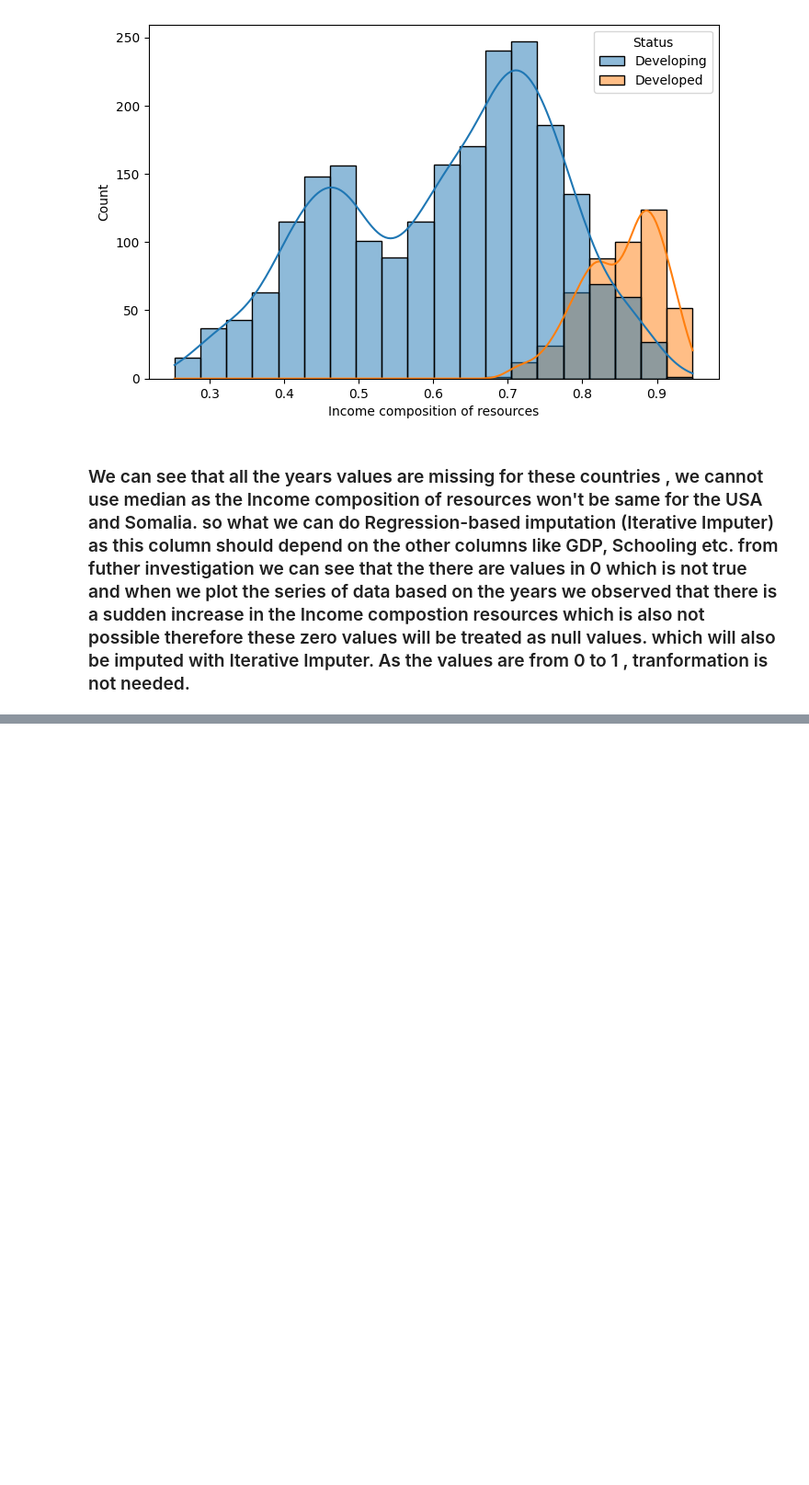
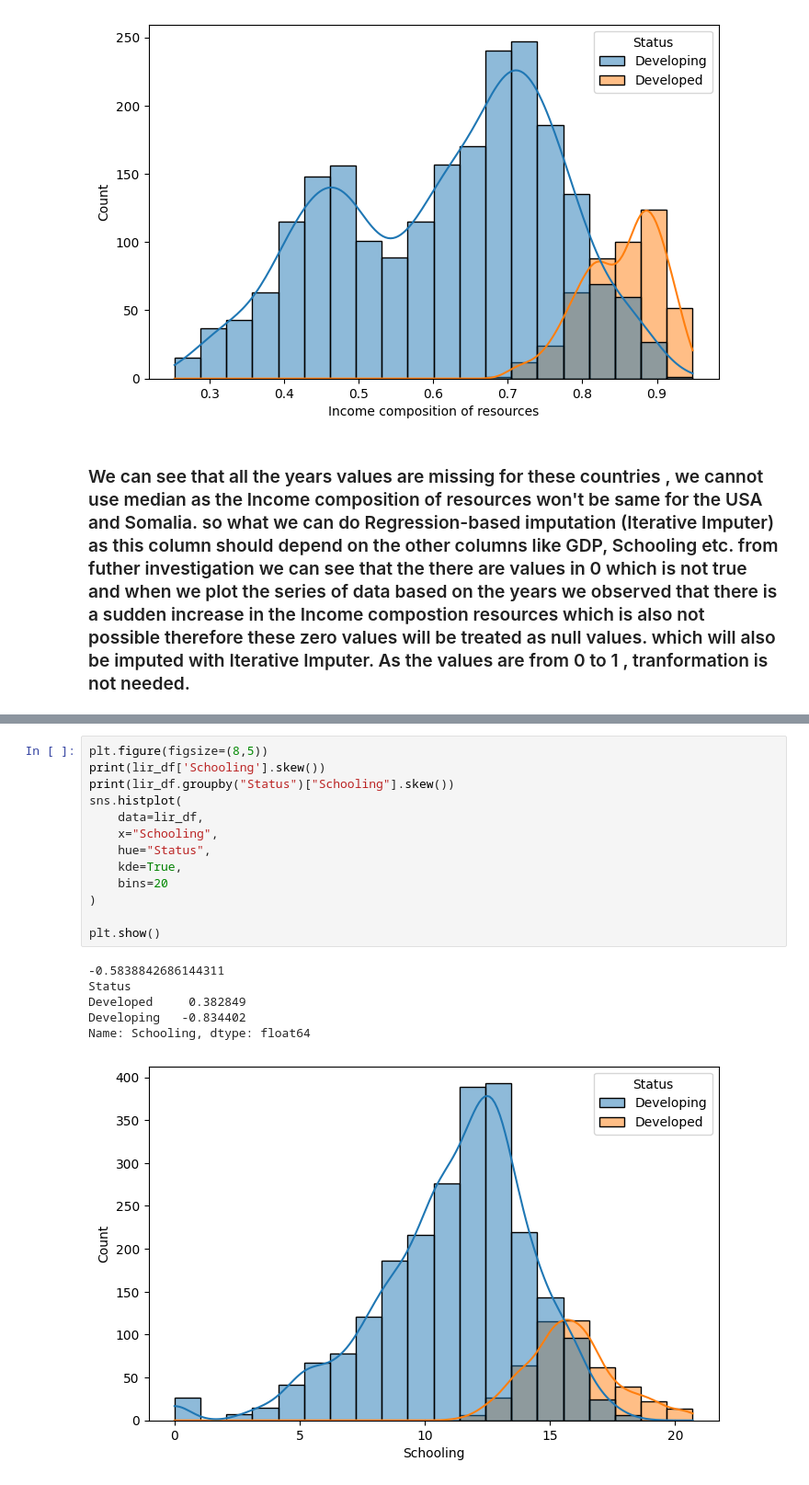
Before and after one commit to paulrichardjacob/Linear_Regression_, a Jupyter notebook: notebooks/1_eds.ipynb, the cells around one changed output, grey strips where cells are left out. Shown at 92% size. Cells and saved outputs as stored; diff of their text form; blank space fills up the shorter version.

```diff
--- a/notebooks/1_eds.ipynb
+++ b/notebooks/1_eds.ipynb
@@ -912,0 +959,20 @@ Name: Income composition of resources, dtype: float64
+# %%
+plt.figure(figsize=(8,5))
+print(lir_df['Schooling'].skew())
+print(lir_df.groupby("Status")["Schooling"].skew())
+sns.histplot(
+    data=lir_df,
+    x="Schooling",
+    hue="Status",
+    kde=True,
+    bins=20
+)
+
+plt.show()
+# %% [output]
+-0.5838842686144311
+Status
+Developed     0.382849
+Developing   -0.834402
+Name: Schooling, dtype: float64
+[figure, added]
```
Also changed, not shown: parts of 39 cells of this notebook.
